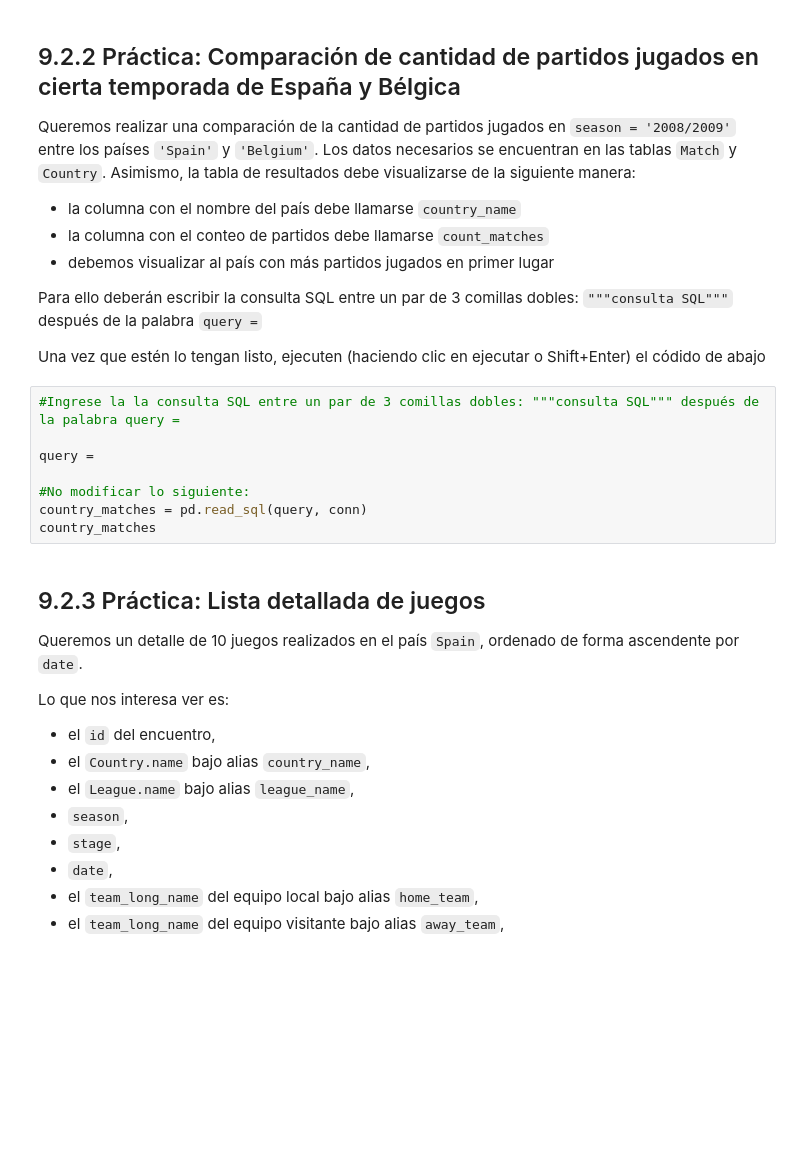
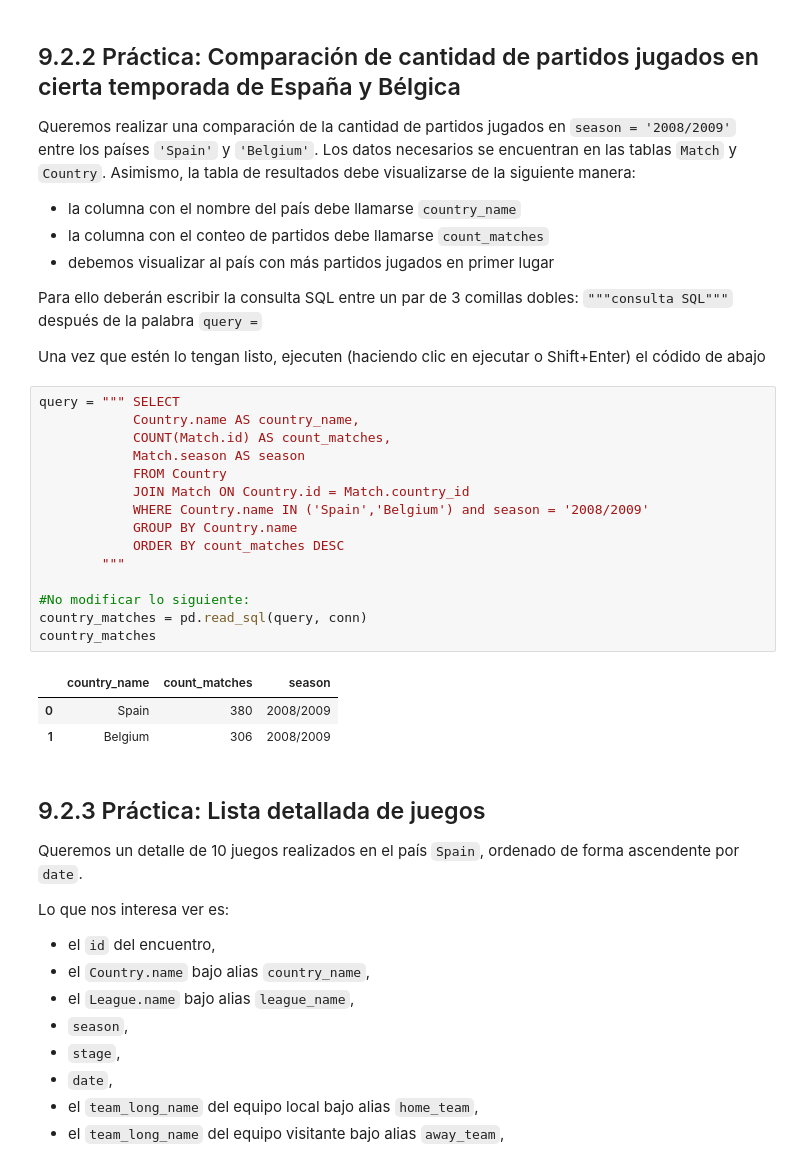
Before and after one commit to Juliodominguezcalderon/Talento_tech, a Jupyter notebook: Data_Analysis_SQL.ipynb, the cells around one changed output. Drawn from its saved outputs; the diff is of its cells as text; blank space fills up the shorter version.

```diff
--- a/Data_Analysis_SQL.ipynb
+++ b/Data_Analysis_SQL.ipynb
@@ -1341,14 +1354,25 @@ Asimismo, la tabla de resultados debe visualizarse de la siguiente manera:
 Para ello deberán escribir la consulta SQL entre un par de 3 comillas dobles: `"""consulta SQL"""` después de la palabra `query =`
 
 Una vez que estén lo tengan listo, ejecuten (haciendo clic en ejecutar o Shift+Enter) el códido de abajo
-# %%
-#Ingrese la la consulta SQL entre un par de 3 comillas dobles: """consulta SQL""" después de la palabra query =
-
-query =
-
-#No modificar lo siguiente:
-country_matches = pd.read_sql(query, conn)
-country_matches
+# %%
+query = """ SELECT
+            Country.name AS country_name,
+            COUNT(Match.id) AS count_matches,
+            Match.season AS season
+            FROM Country
+            JOIN Match ON Country.id = Match.country_id
+            WHERE Country.name IN ('Spain','Belgium') and season = '2008/2009'
+            GROUP BY Country.name
+            ORDER BY count_matches DESC
+        """
+
+#No modificar lo siguiente:
+country_matches = pd.read_sql(query, conn)
+country_matches
+# %% [output]
+|  | country_name | count_matches | season |
+| 0 | Spain | 380 | 2008/2009 |
+| 1 | Belgium | 306 | 2008/2009 |
 # %% [markdown]
 ## 9.2.3 Práctica: Lista detallada de juegos
 
```
Also changed, not shown: parts of 2 cells of this notebook.
